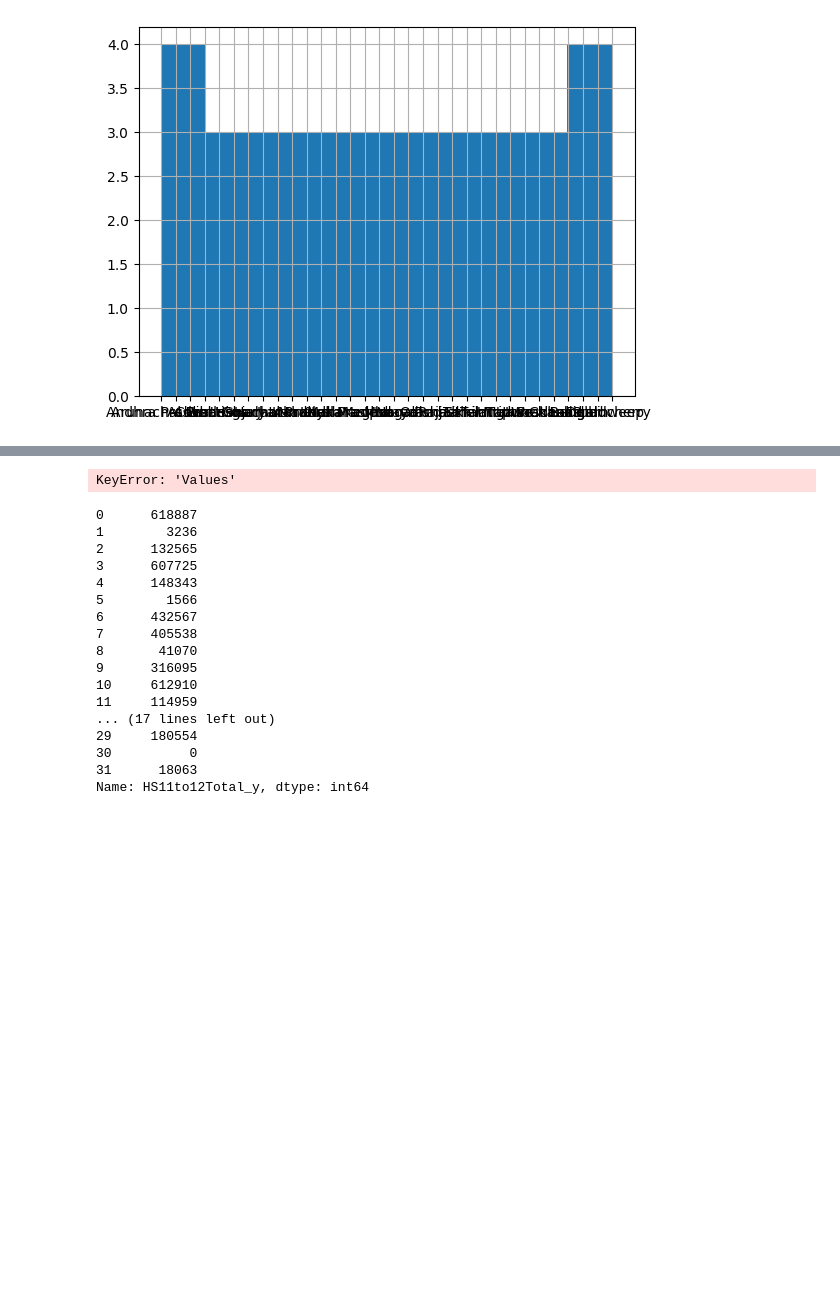
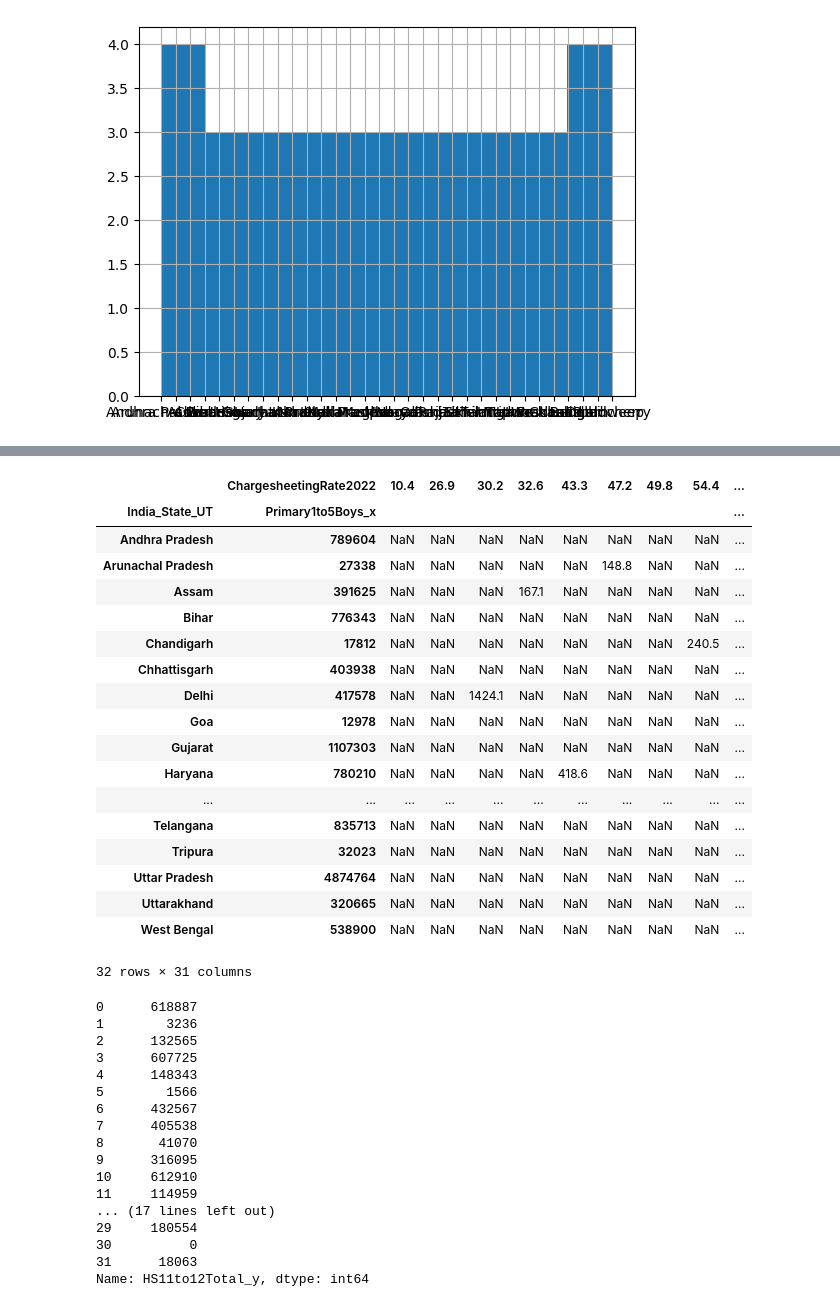
Before and after one commit to jyotithakur5357836-netizen/EDU_CRM_ANALYSIS, a Jupyter notebook: main.ipynb, the cells around one changed output, grey strips where cells are left out. Saved outputs shown, nothing was run; the diff lists cells and outputs as text; code cells hidden in the pictures; blank space fills up the shorter version.

```diff
--- a/main.ipynb
+++ b/main.ipynb
@@ -186,13 +198,28 @@ data_sorted[['India_State_UT','Primary1to5Boys_x','RateofCrimesIPC2022','Charges
 # %%
-pivot_table = pd.pivot_table(
+data_sorted.pivot(index = ['India_State_UT','Primary1to5Boys_x'],columns='ChargesheetingRate2022',
+    values ='RateofCrimesIPC2022',)
     #'India_State_UT','Primary1to5Boys_x','RateofCrimesIPC2022','ChargesheetingRate2022',
-    final_df,
-    values ='Values',
-    index='category',
-    aggfunc=np.sum
-)
+    # aggfunc=np.sum
 # %% [output]
+|  | ChargesheetingRate2022 | 10.4 | 26.9 | 30.2 | 32.6 | 43.3 | 47.2 | 49.8 | 54.4 | ... |
+| India_State_UT | Primary1to5Boys_x |  |  |  |  |  |  |  |  | ... |
+| Andhra Pradesh | 789604 | NaN | NaN | NaN | NaN | NaN | NaN | NaN | NaN | ... |
+| Arunachal Pradesh | 27338 | NaN | NaN | NaN | NaN | NaN | 148.8 | NaN | NaN | ... |
+| Assam | 391625 | NaN | NaN | NaN | 167.1 | NaN | NaN | NaN | NaN | ... |
+| Bihar | 776343 | NaN | NaN | NaN | NaN | NaN | NaN | NaN | NaN | ... |
+| Chandigarh | 17812 | NaN | NaN | NaN | NaN | NaN | NaN | NaN | 240.5 | ... |
+| Chhattisgarh | 403938 | NaN | NaN | NaN | NaN | NaN | NaN | NaN | NaN | ... |
+| Delhi | 417578 | NaN | NaN | 1424.1 | NaN | NaN | NaN | NaN | NaN | ... |
+| Goa | 12978 | NaN | NaN | NaN | NaN | NaN | NaN | NaN | NaN | ... |
+| Gujarat | 1107303 | NaN | NaN | NaN | NaN | NaN | NaN | NaN | NaN | ... |
+| Haryana | 780210 | NaN | NaN | NaN | NaN | 418.6 | NaN | NaN | NaN | ... |
+| ... | ... | ... | ... | ... | ... | ... | ... | ... | ... | ... |
+| Telangana | 835713 | NaN | NaN | NaN | NaN | NaN | NaN | NaN | NaN | ... |
+| Tripura | 32023 | NaN | NaN | NaN | NaN | NaN | NaN | NaN | NaN | ... |
+| Uttar Pradesh | 4874764 | NaN | NaN | NaN | NaN | NaN | NaN | NaN | NaN | ... |
+| Uttarakhand | 320665 | NaN | NaN | NaN | NaN | NaN | NaN | NaN | NaN | ... |
+| West Bengal | 538900 | NaN | NaN | NaN | NaN | NaN | NaN | NaN | NaN | ... |
-KeyError: 'Values'
+32 rows × 31 columns
 # %%
 HS11to12Total = final_df['HS11to12Total_y']
 ChargesheetingRate2022 = final_df['ChargesheetingRate2022']
```
Also changed, not shown: parts of 3 cells of this notebook.
